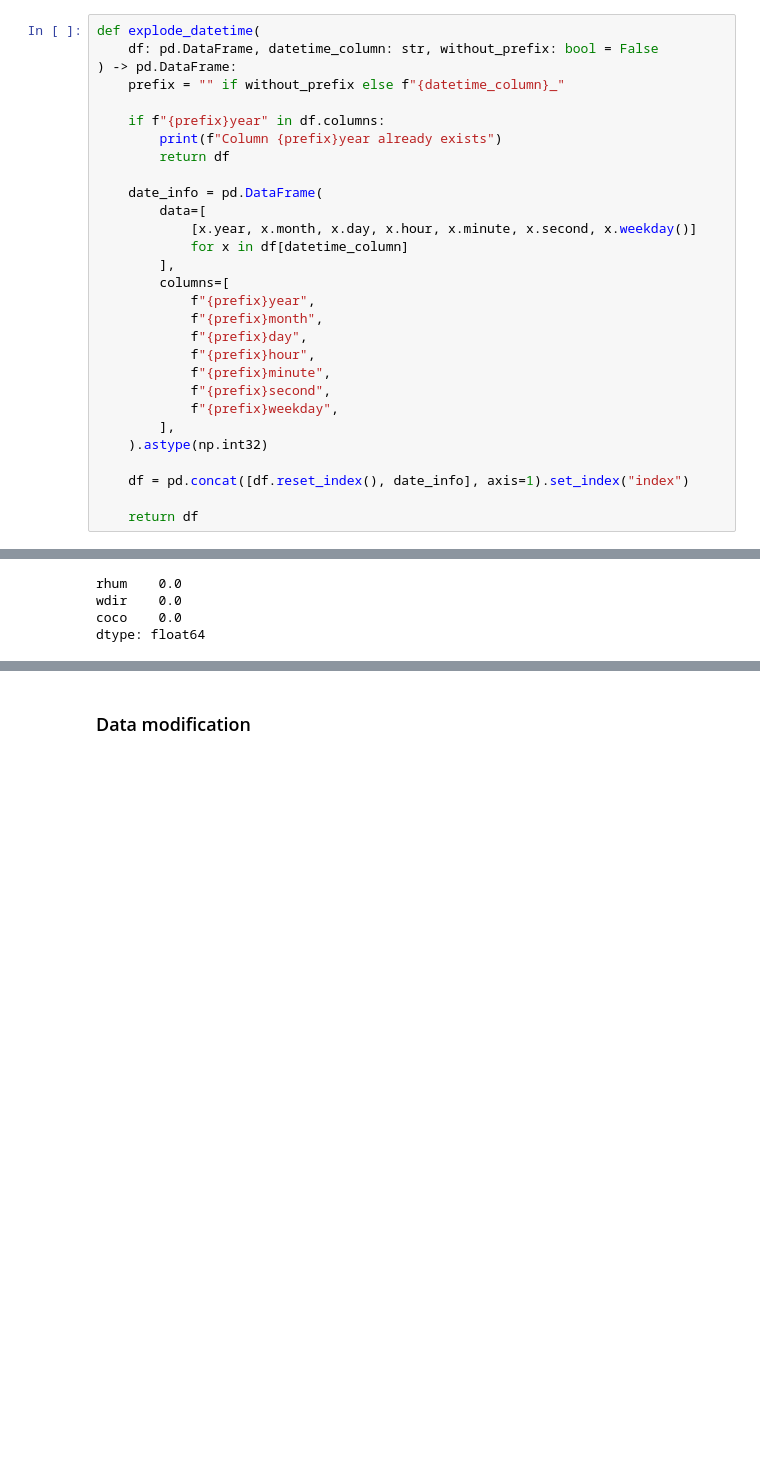
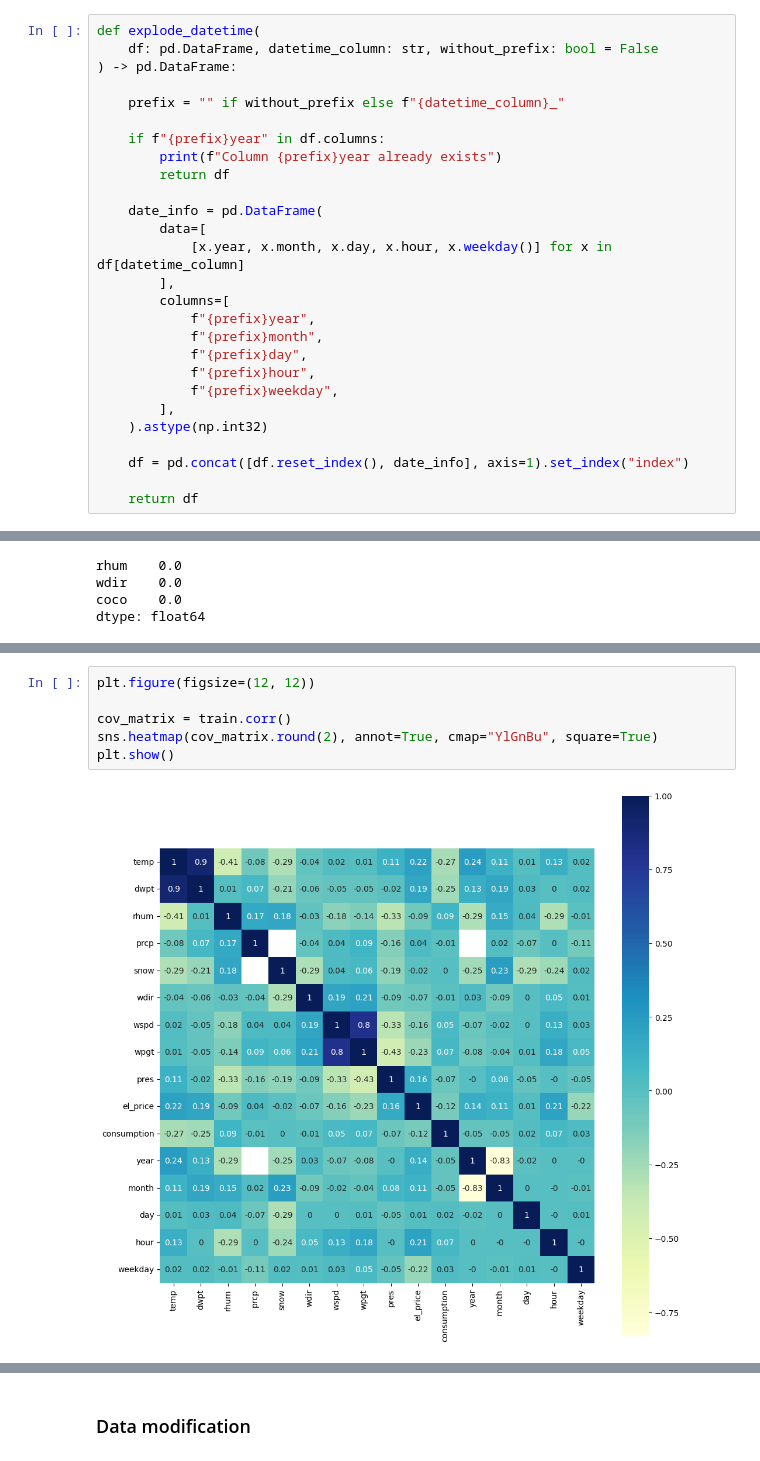
Before and after one commit to Kairixir/ml-tartu-electricity-prediciton, a Jupyter notebook: ML_Project.ipynb, the cells around one changed output, grey strips where cells are left out. Cells and saved outputs as stored; diff of their text form; blank space fills up the shorter version.

Commit message:
feat: add correlation matrix
feat: remove useless 'minute' and 'second' variables (all zeros)

```diff
--- a/ML_Project.ipynb
+++ b/ML_Project.ipynb
@@ -139,6 +139,7 @@ def cast_types(df: pd.DataFrame) -> pd.DataFrame:
 def explode_datetime(
     df: pd.DataFrame, datetime_column: str, without_prefix: bool = False
 ) -> pd.DataFrame:
+
     prefix = "" if without_prefix else f"{datetime_column}_"
 
     if f"{prefix}year" in df.columns:
@@ -147,16 +148,13 @@ def explode_datetime(
 
     date_info = pd.DataFrame(
         data=[
-            [x.year, x.month, x.day, x.hour, x.minute, x.second, x.weekday()]
-            for x in df[datetime_column]
+            [x.year, x.month, x.day, x.hour, x.weekday()] for x in df[datetime_column]
         ],
         columns=[
             f"{prefix}year",
             f"{prefix}month",
             f"{prefix}day",
             f"{prefix}hour",
-            f"{prefix}minute",
-            f"{prefix}second",
             f"{prefix}weekday",
         ],
     ).astype(np.int32)
@@ -336 +336,9 @@ dtypes: category(2), datetime64[ns, Europe/Tallinn](1), float32(8), int32(9)
 memory usage: 722.5 KB
+# %%
+plt.figure(figsize=(12, 12))
+
+cov_matrix = train.corr()
+sns.heatmap(cov_matrix.round(2), annot=True, cmap="YlGnBu", square=True)
+plt.show()
+# %% [output]
+[figure, added]
```
Also changed, not shown: parts of 9 cells of this notebook.
